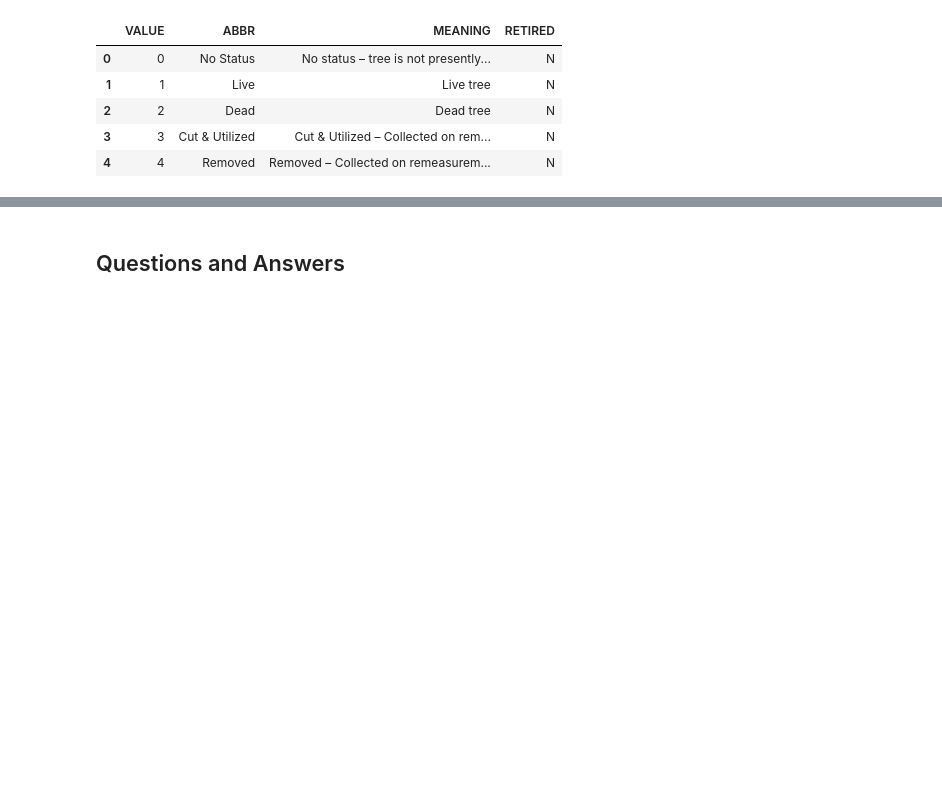
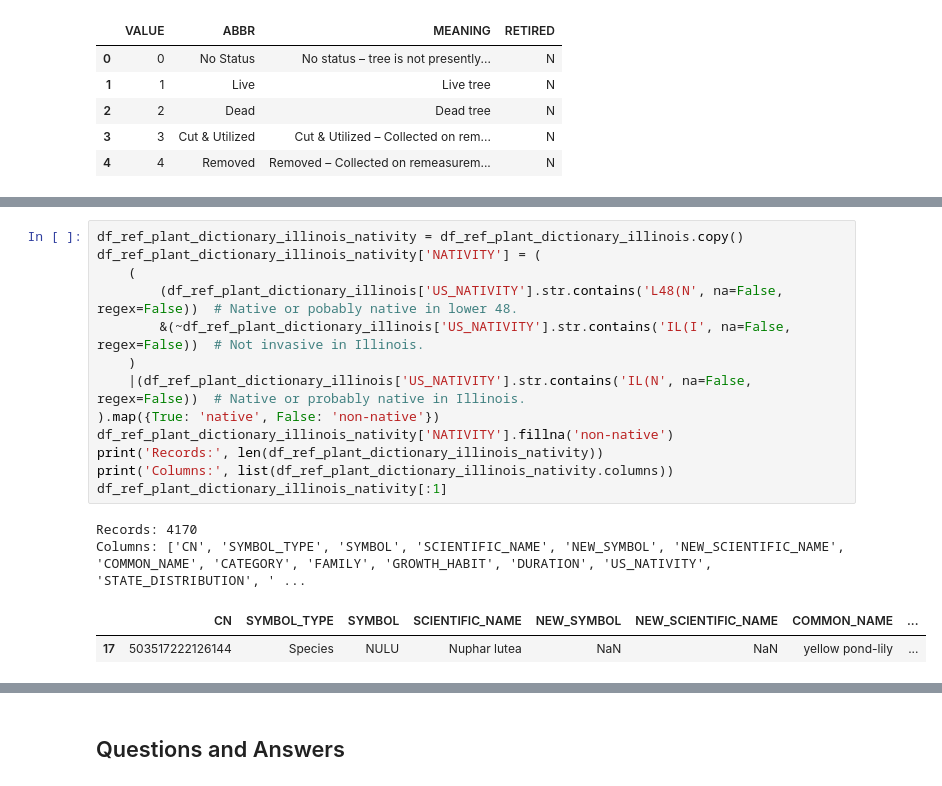
Before and after one commit to fractalate/data-trees, a Jupyter notebook: explore_chicago_il.ipynb, the cells around one changed output, grey strips where cells are left out. Cells and saved outputs as stored; diff of their text form; blank space fills up the shorter version.

```diff
--- a/explore_chicago_il.ipynb
+++ b/explore_chicago_il.ipynb
@@ -66,0 +129,18 @@ Columns: ['VALUE', 'ABBR', 'MEANING', 'RETIRED']
+# %%
+df_ref_plant_dictionary_illinois_nativity = df_ref_plant_dictionary_illinois.copy()
+df_ref_plant_dictionary_illinois_nativity['NATIVITY'] = (
+    (
+        (df_ref_plant_dictionary_illinois['US_NATIVITY'].str.contains('L48(N', na=False, regex=False))  # Native or pobably native in lower 48.
+        &(~df_ref_plant_dictionary_illinois['US_NATIVITY'].str.contains('IL(I', na=False, regex=False))  # Not invasive in Illinois.
+    )
+    |(df_ref_plant_dictionary_illinois['US_NATIVITY'].str.contains('IL(N', na=False, regex=False))  # Native or probably native in Illinois.
+).map({True: 'native', False: 'non-native'})
+df_ref_plant_dictionary_illinois_nativity['NATIVITY'].fillna('non-native')
+print('Records:', len(df_ref_plant_dictionary_illinois_nativity))
+print('Columns:', list(df_ref_plant_dictionary_illinois_nativity.columns))
+df_ref_plant_dictionary_illinois_nativity[:1]
+# %% [output]
+Records: 4170
+Columns: ['CN', 'SYMBOL_TYPE', 'SYMBOL', 'SCIENTIFIC_NAME', 'NEW_SYMBOL', 'NEW_SCIENTIFIC_NAME', 'COMMON_NAME', 'CATEGORY', 'FAMILY', 'GROWTH_HABIT', 'DURATION', 'US_NATIVITY', 'STATE_DISTRIBUTION', ' ...
+|  | CN | SYMBOL_TYPE | SYMBOL | SCIENTIFIC_NAME | NEW_SYMBOL | NEW_SCIENTIFIC_NAME | COMMON_NAME | ... |
+| 17 | 503517222126144 | Species | NULU | Nuphar lutea | NaN | NaN | yellow pond-lily | ... |
```
Also changed, not shown: parts of 6 cells of this notebook.
